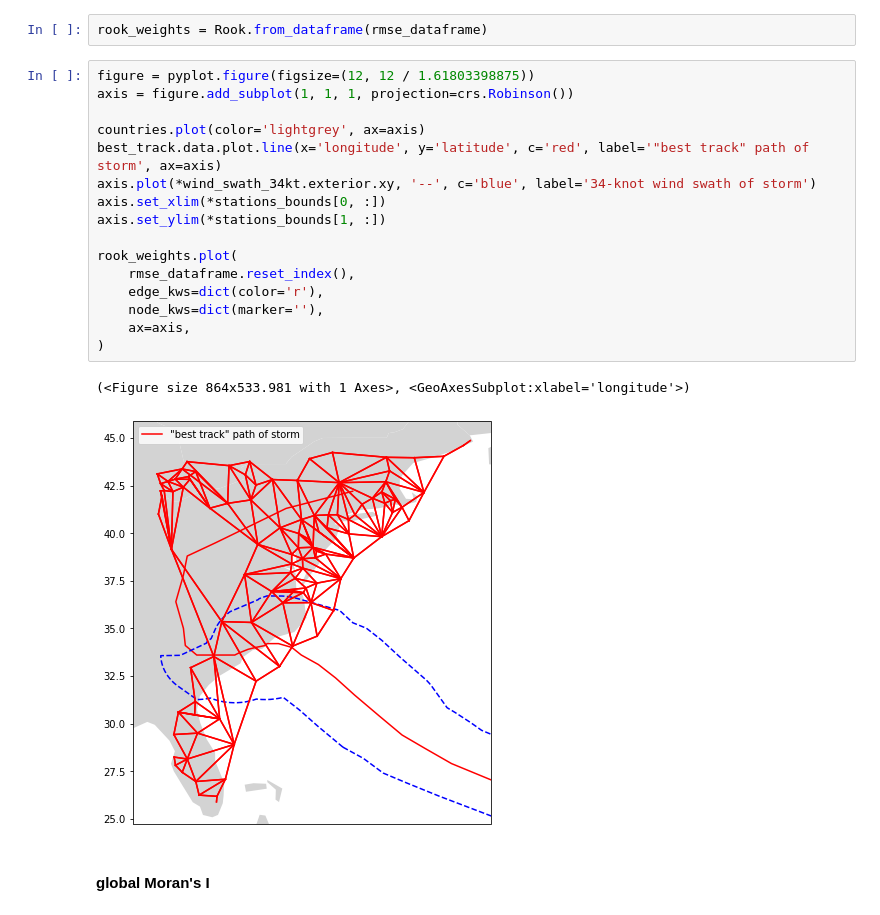
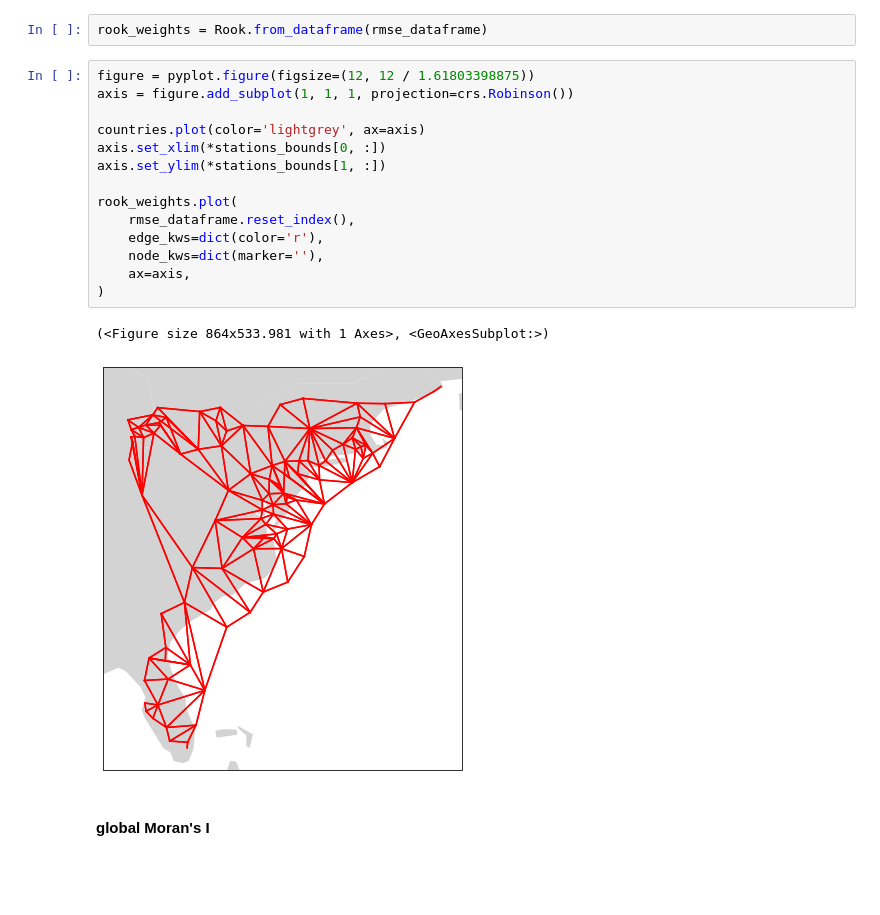
Before and after one commit to zacharyburnett/GEOG606, a Jupyter notebook: final/final_20220503.ipynb, the cells around one changed output. Drawn from its saved outputs; the diff is of its cells as text; blank space fills up the shorter version.

Commit message:
remove track from neighbor plots

```diff
--- a/final/final_20220503.ipynb
+++ b/final/final_20220503.ipynb
@@ -529,22 +529,20 @@ rook_weights = Rook.from_dataframe(rmse_dataframe)
 # %%
 figure = pyplot.figure(figsize=(12, 12 / 1.61803398875))
 axis = figure.add_subplot(1, 1, 1, projection=crs.Robinson())
 
 countries.plot(color='lightgrey', ax=axis)
-best_track.data.plot.line(x='longitude', y='latitude', c='red', label='"best track" path of storm', ax=axis)
-axis.plot(*wind_swath_34kt.exterior.xy, '--', c='blue', label='34-knot wind swath of storm')
 axis.set_xlim(*stations_bounds[0, :])
 axis.set_ylim(*stations_bounds[1, :])
 
 rook_weights.plot(
     rmse_dataframe.reset_index(),
     edge_kws=dict(color='r'),
     node_kws=dict(marker=''),
     ax=axis,
 )
 # %% [output]
-(<Figure size 864x533.981 with 1 Axes>, <GeoAxesSubplot:xlabel='longitude'>)
+(<Figure size 864x533.981 with 1 Axes>, <GeoAxesSubplot:>)
-[figure, old version]
+[figure, new version]
 # %% [markdown]
 #### global Moran's I
 # %%
```
Also changed, not shown: parts of 1 cell of this notebook.
